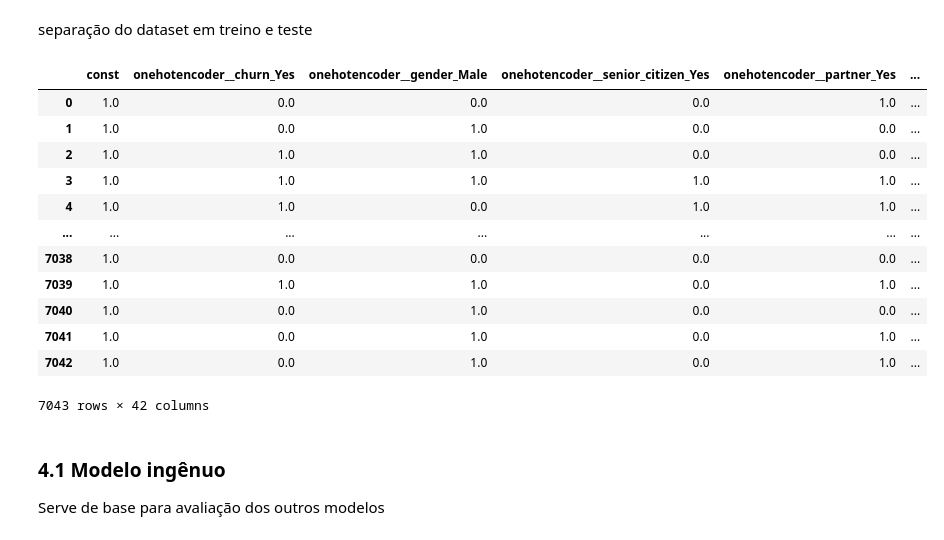
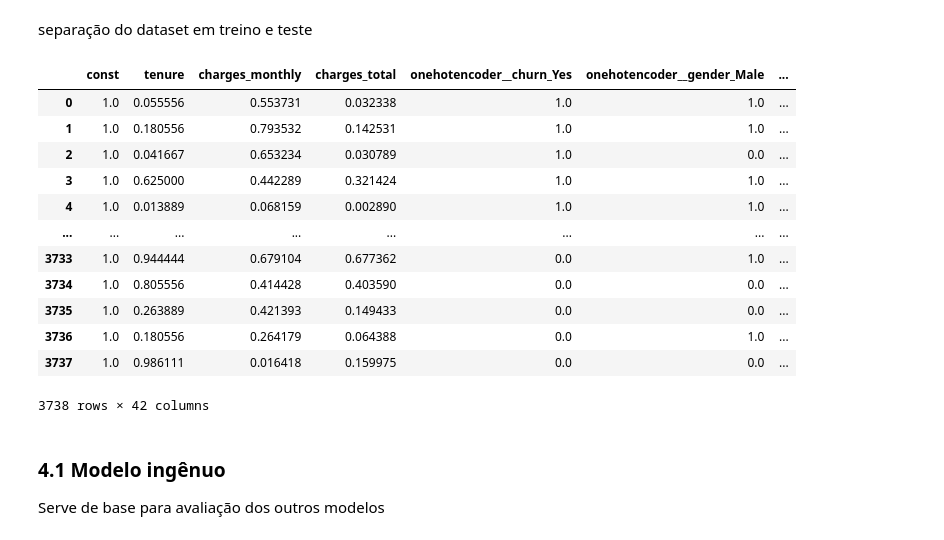
Before and after one commit to AntonioNazar/Oracle_Desafio_3, a Jupyter notebook: churn_cliente_modelos.ipynb, the cells around one changed output. Saved outputs shown, nothing was run; the diff lists cells and outputs as text; code cells hidden in the pictures.

```diff
--- a/churn_cliente_modelos.ipynb
+++ b/churn_cliente_modelos.ipynb
@@ -82,16 +85,18 @@ df_X.head()
 5 rows × 38 columns
 # %% [markdown]
 ### 2.2 Normalização
+# %%
+def normalizar(df, lista_colunas):
+    scaler = MinMaxScaler()
+    df_norm = scaler.fit_transform(df[lista_colunas])
+    df_norm = pd.DataFrame(df_norm, columns=lista_colunas)
+    return df_norm
 # %%
 lista_colunas_numericas = ['tenure', 'charges_monthly', 'charges_total']
 
-scaler = MinMaxScaler()
+df_norm = normalizar(df, lista_colunas_numericas)
 
-X_scaled = scaler.fit_transform(df[lista_colunas_numericas])
-
-X_scaled_df = pd.DataFrame(X_scaled, columns=lista_colunas_numericas)
-
-X_scaled_df.head()
+df_norm.head()
 # %% [output]
 |  | tenure | charges_monthly | charges_total |
 | 0 | 0.125000 | 0.471144 | 0.068315 |
@@ -100,5 +105,5 @@ X_scaled_df.head()
 | 3 | 0.180556 | 0.793532 | 0.142531 |
 | 4 | 0.041667 | 0.653234 | 0.030789 |
 # %%
-X_final = pd.concat([df_X, X_scaled_df], axis=1).astype(float)
+df_final = pd.concat([df_norm, df_encode], axis=1).astype(float)
 # %%
@@ -123,0 +131,2 @@ memory usage: 2.2 MB
+# %%
+df_final = pd.concat([df_final.query('onehotencoder__churn_Yes == 1').iloc[:1869,:],df_final.query('onehotencoder__churn_Yes == 0').iloc[:1869,:]], ignore_index=True)
@@ -178,19 +216,19 @@ colunas_significativas
 # %% [markdown]
 separação do dataset em treino e teste
 # %%
-sm.add_constant(X_final)
+sm.add_constant(df_final)
 # %% [output]
-|  | const | onehotencoder__churn_Yes | onehotencoder__gender_Male | onehotencoder__senior_citizen_Yes | onehotencoder__partner_Yes | ... |
-| 0 | 1.0 | 0.0 | 0.0 | 0.0 | 1.0 | ... |
-| 1 | 1.0 | 0.0 | 1.0 | 0.0 | 0.0 | ... |
-| 2 | 1.0 | 1.0 | 1.0 | 0.0 | 0.0 | ... |
-| 3 | 1.0 | 1.0 | 1.0 | 1.0 | 1.0 | ... |
-| 4 | 1.0 | 1.0 | 0.0 | 1.0 | 1.0 | ... |
-| ... | ... | ... | ... | ... | ... | ... |
-| 7038 | 1.0 | 0.0 | 0.0 | 0.0 | 0.0 | ... |
-| 7039 | 1.0 | 1.0 | 1.0 | 0.0 | 1.0 | ... |
-| 7040 | 1.0 | 0.0 | 1.0 | 0.0 | 0.0 | ... |
-| 7041 | 1.0 | 0.0 | 1.0 | 0.0 | 1.0 | ... |
-| 7042 | 1.0 | 0.0 | 1.0 | 0.0 | 1.0 | ... |
+|  | const | tenure | charges_monthly | charges_total | onehotencoder__churn_Yes | onehotencoder__gender_Male | ... |
+| 0 | 1.0 | 0.055556 | 0.553731 | 0.032338 | 1.0 | 1.0 | ... |
+| 1 | 1.0 | 0.180556 | 0.793532 | 0.142531 | 1.0 | 1.0 | ... |
+| 2 | 1.0 | 0.041667 | 0.653234 | 0.030789 | 1.0 | 0.0 | ... |
+| 3 | 1.0 | 0.625000 | 0.442289 | 0.321424 | 1.0 | 1.0 | ... |
+| 4 | 1.0 | 0.013889 | 0.068159 | 0.002890 | 1.0 | 1.0 | ... |
+| ... | ... | ... | ... | ... | ... | ... | ... |
+| 3733 | 1.0 | 0.944444 | 0.679104 | 0.677362 | 0.0 | 1.0 | ... |
+| 3734 | 1.0 | 0.805556 | 0.414428 | 0.403590 | 0.0 | 0.0 | ... |
+| 3735 | 1.0 | 0.263889 | 0.421393 | 0.149433 | 0.0 | 0.0 | ... |
+| 3736 | 1.0 | 0.180556 | 0.264179 | 0.064388 | 0.0 | 1.0 | ... |
+| 3737 | 1.0 | 0.986111 | 0.016418 | 0.159975 | 0.0 | 0.0 | ... |
-7043 rows × 42 columns
+3738 rows × 42 columns
 # %%
```
Also changed, not shown: parts of 30 cells of this notebook, 3 other files.
